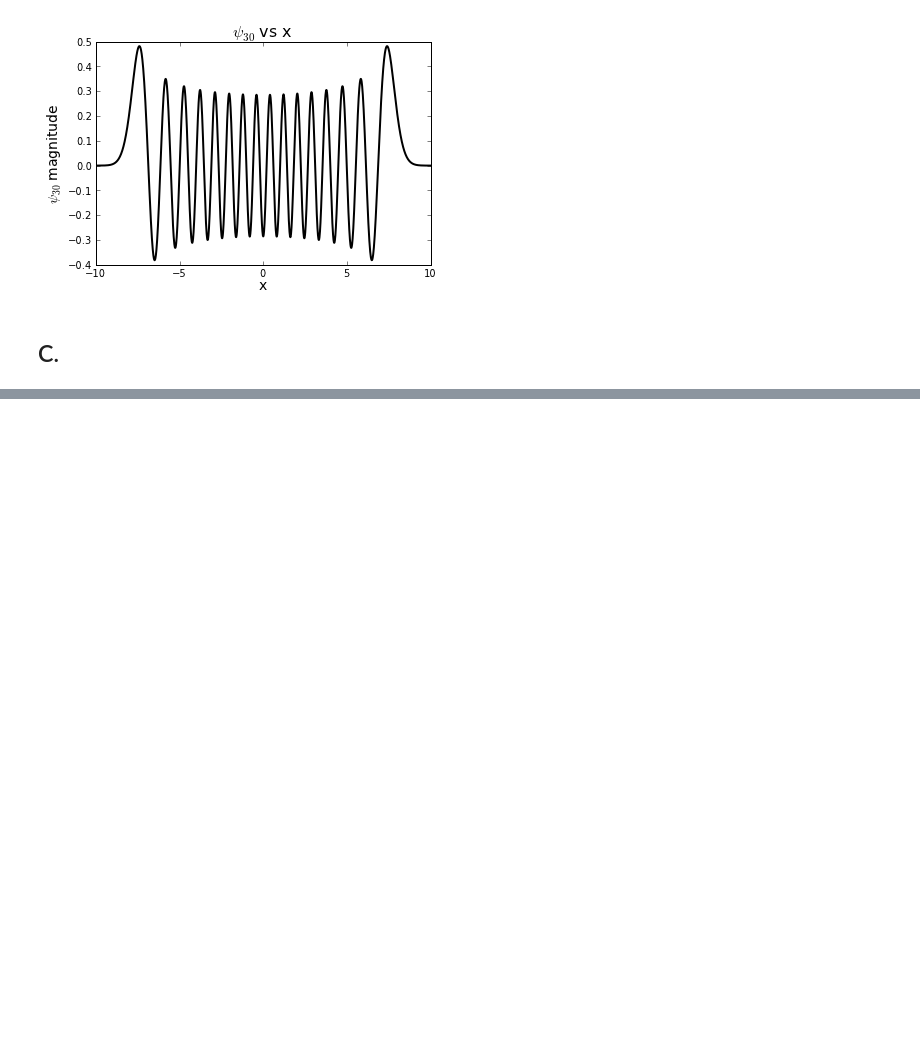
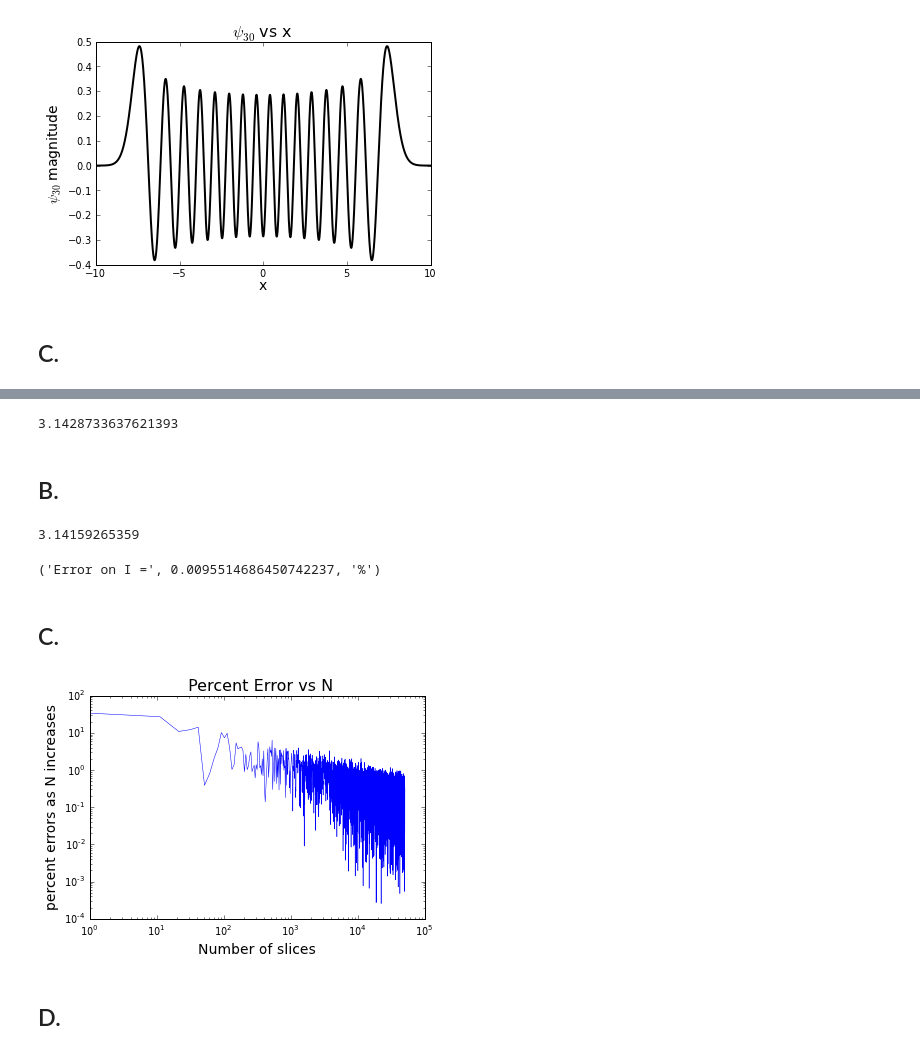
Before and after one commit to ewjohnst/PHYS202-S13, a Jupyter notebook: Week5/NumericalIntegrationEx4.ipynb, the cells around one changed output, grey strips where cells are left out. Saved outputs shown, nothing was run; the diff lists cells and outputs as text; code cells hidden in the pictures; blank space fills up the shorter version.

```diff
--- a/Week5/NumericalIntegrationEx4.ipynb
+++ b/Week5/NumericalIntegrationEx4.ipynb
@@ -192,0 +186,66 @@ quad(func, a, b, args=(), full_output=0, epsabs=1.49e-08, epsrel=1.49e-08, limit
+# %%
+f = lambda x: 4.*sqrt(1.-x**2.)
+x = arange(0.,1.001,0.001)
+def Monte(N):
+    xmin = 0.000
+    xmax = 1.001
+    subx = x[logical_and((x > xmin),(x < xmax))]
+    ymax = max(f(subx))*1.05
+    ymin = 0.
+    samples_x = xmin + (xmax-xmin)*random_sample(N)
+    samples_y = ymin + (ymax-ymin)*random_sample(N)
+    newmask = (samples_y < f(samples_x))
+    sum(newmask)
+    I = (xmax-xmin)*(ymax-ymin)*sum(newmask)/newmask.size
+    return I
+Monte(1000000)
+# %% [output]
+3.1428733637621393
+# %% [markdown]
+B.
+-
+# %%
+print pi
+# %% [output]
+3.14159265359
+# %%
+def percentError(k):
+    Ierror = 100*(pi-k)/pi
+    return 'Error on I =', Ierror, '%'
+percentError(I)
+# %% [output]
+('Error on I =', 0.0095514686450742237, '%')
+# %% [markdown]
+C.
+-
+# %%
+error = []
+Ns = []
+for i in range(1,50000,10):
+    N = i
+    Ns.append(N)
+    x = arange(0.,1.,0.001)
+    subx = x[logical_and((x > xmin),(x < xmax))]
+    ymax = max(f(subx))*1.05
+    ymin = 0.
+    xmin = 0.
+    xmax = 1.
+    samples_y = ymin + (ymax-ymin)*random_sample(N);
+    samples_x = xmin + (xmax-xmin)*random_sample(N);
+    newmask = (samples_y < f(samples_x))
+    sum(newmask)
+    I = (xmax-xmin)*(ymax-ymin)*sum(newmask)/newmask.size
+    percentError = abs(100*(I-pi)/pi)
+    error.append(percentError)
+
+loglog(Ns,error, lw=.5, label='change in percent error')
+title(" Percent Error vs N",fontsize=16)
+xlabel("Number of slices", fontsize=14)
+ylabel("percent errors as N increases",fontsize=14)
+figure(figsize=(10,8))
+show()
+# %% [output]
+[figure, added]
+# %% [markdown]
+D.
+-
```
Also changed, not shown: parts of 4 cells of this notebook, 1 other file.
